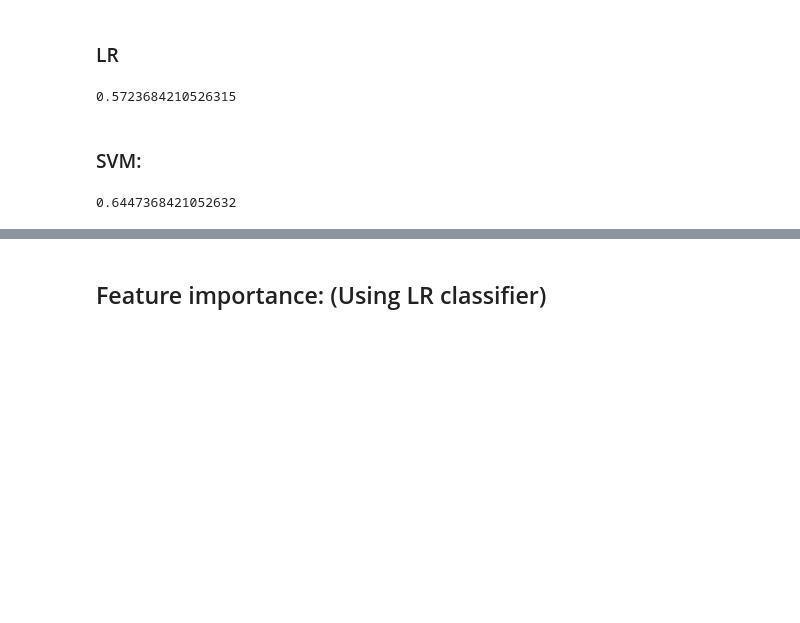
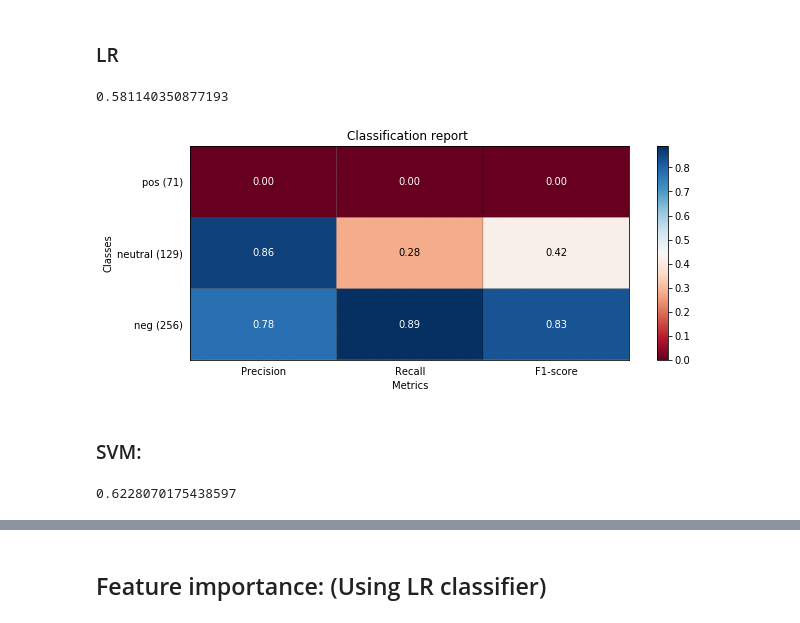
Before and after one commit to mannuscript/micromort, a Jupyter notebook: micromort/polarity_models/polarity_classification_LR_LSVM_XGBOOST_WE-LSVM.ipynb, the cells around one changed output, grey strips where cells are left out. Saved outputs shown, nothing was run; the diff lists cells and outputs as text; code cells hidden in the pictures; blank space fills up the shorter version.

```diff
--- a/micromort/polarity_models/polarity_classification_LR_LSVM_XGBOOST_WE-LSVM.ipynb
+++ b/micromort/polarity_models/polarity_classification_LR_LSVM_XGBOOST_WE-LSVM.ipynb
@@ -83,9 +84,14 @@ y_val = lb.fit_transform(Y_test)
 ### LR
 # %%
 LR_classifier = OneVsRestClassifier(LogisticRegression(), n_jobs=-1)
-accuracy_score(y_val, LR_classifier.fit(X_train_tfidf, y_train).predict(X_val_tfidf))
+LR_classifier.fit(X_train_tfidf, y_train)
+accuracy_score(y_val, LR_classifier.predict(X_val_tfidf))
 # %% [output]
-0.5723684210526315
+0.581140350877193
+# %%
+plot_classification_report(sklearn.metrics.classification_report(y_val, LR_classifier.predict(X_val_tfidf), target_names=["neg", "neutral", "pos"]))
+# %% [output]
+[figure, added]
 # %% [markdown]
 ### SVM:
 # %%
@@ -93,4 +99,4 @@ classifier = OneVsRestClassifier(LinearSVC(random_state=0))
 y_pred_svm = classifier.fit(X_train_tfidf, y_train).predict(X_val_tfidf)
 accuracy_score(y_val, y_pred_svm)
 # %% [output]
-0.6447368421052632
+0.6228070175438597
```
Also changed, not shown: parts of 22 cells of this notebook, 1 other file.
